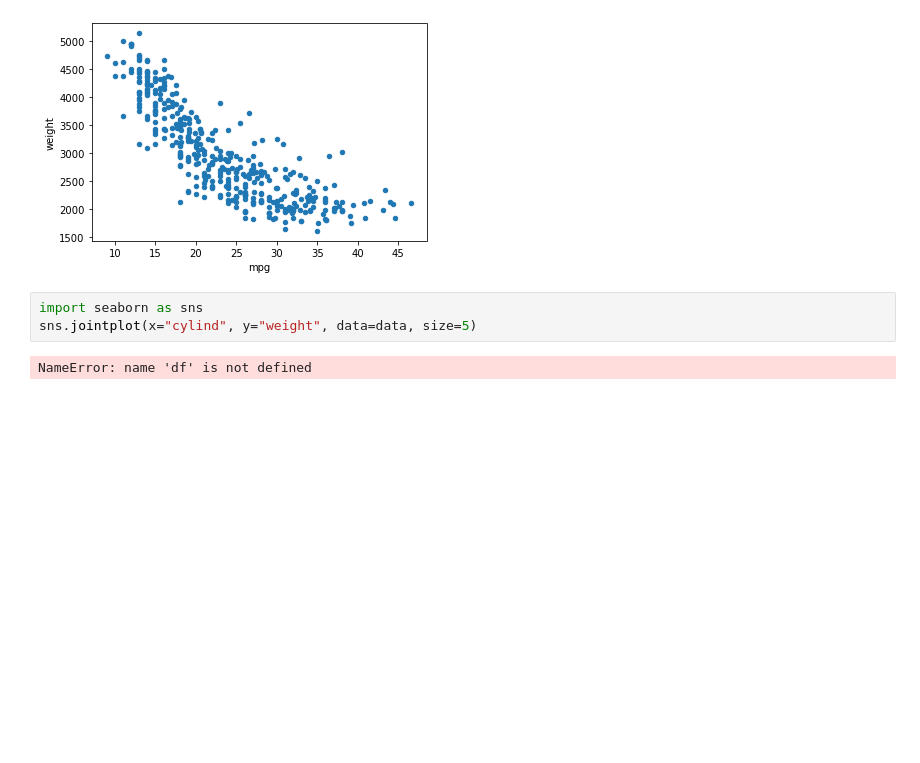
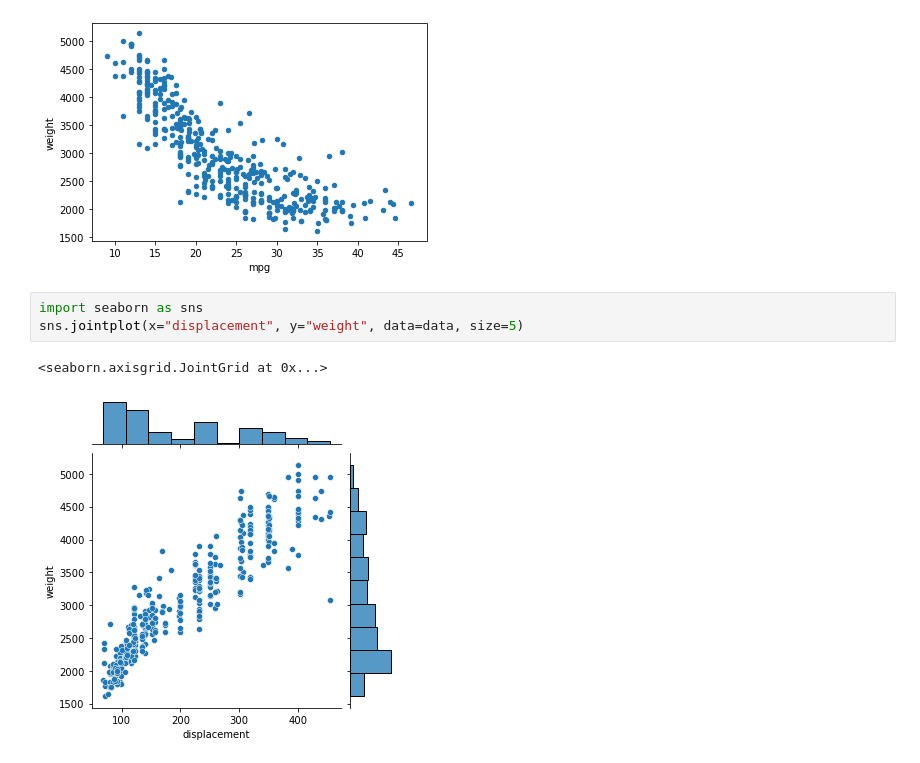
Before and after one commit to Bineethmathew/Datascience-case-study, a Jupyter notebook: assignment_datascience.ipynb, the cells around one changed output. Cells and saved outputs as stored; diff of their text form; blank space fills up the shorter version.

```diff
--- a/assignment_datascience.ipynb
+++ b/assignment_datascience.ipynb
@@ -83,6 +83,7 @@ data.plot(kind="scatter", x="mpg", y="weight")
 [figure]
 # %%
 import seaborn as sns
-sns.jointplot(x="cylind", y="weight", data=data, size=5)
+sns.jointplot(x="displacement", y="weight", data=data, size=5)
 # %% [output]
-NameError: name 'df' is not defined
+<seaborn.axisgrid.JointGrid at 0x...>
+[figure, added]
```
